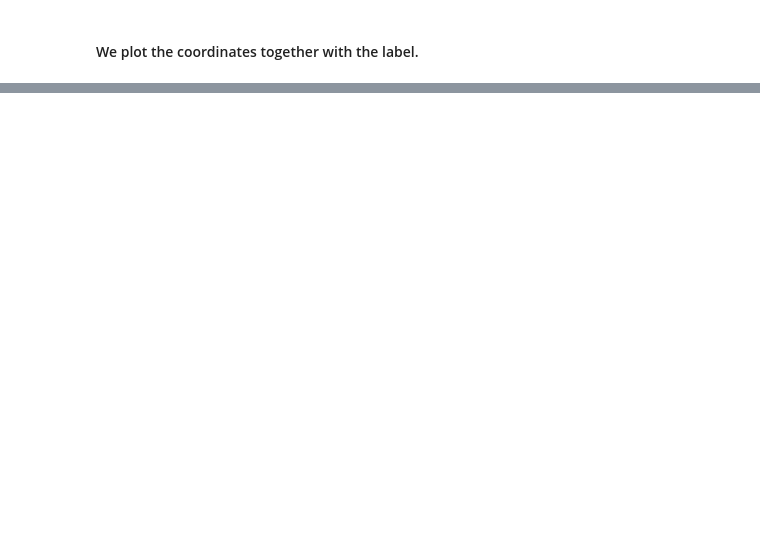
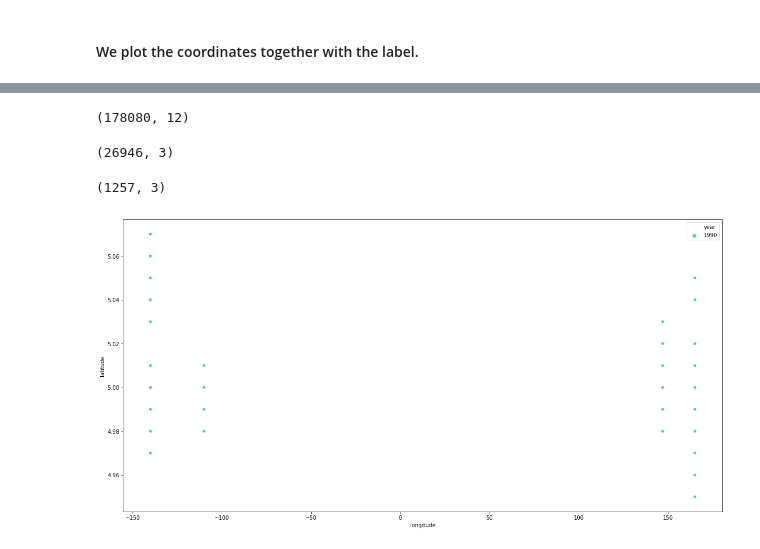
Before and after one commit to dvsun/Final_Project, a Jupyter notebook: Analysis/Clustering the Buoys.ipynb, the cells around one changed output, grey strips where cells are left out. Cells and saved outputs as stored; diff of their text form; code cells hidden in the pictures; blank space fills up the shorter version.

```diff
--- a/Analysis/Clustering the Buoys.ipynb
+++ b/Analysis/Clustering the Buoys.ipynb
@@ -114,0 +166,4 @@ sns.scatterplot(x, y,  hue = hue, palette = color, legend= 'full')
+# %%
+data.shape
+# %% [output]
+(178080, 12)
@@ -114,0 +172,12 @@ sns.scatterplot(x, y,  hue = hue, palette = color, legend= 'full')
+# %%
+X_5.shape
+# %% [output]
+(26946, 3)
+# %%
+X_5 = data[(data['latitude'] < 6) & (data['latitude'] > 4) & (data['year'] == 1990)][['latitude', 'longitude' , 'year']]
+fig, ax = plt.subplots(figsize=(20, 10))
+sns.scatterplot(x = X_5['longitude'], y = X_5 ['latitude'], hue=X_5['year'], palette = 'Set2', legend= 'full')
+print(X_5.shape)
+# %% [output]
+(1257, 3)
+[figure, added]
```
Also changed, not shown: parts of 47 cells of this notebook, 3 other files.
